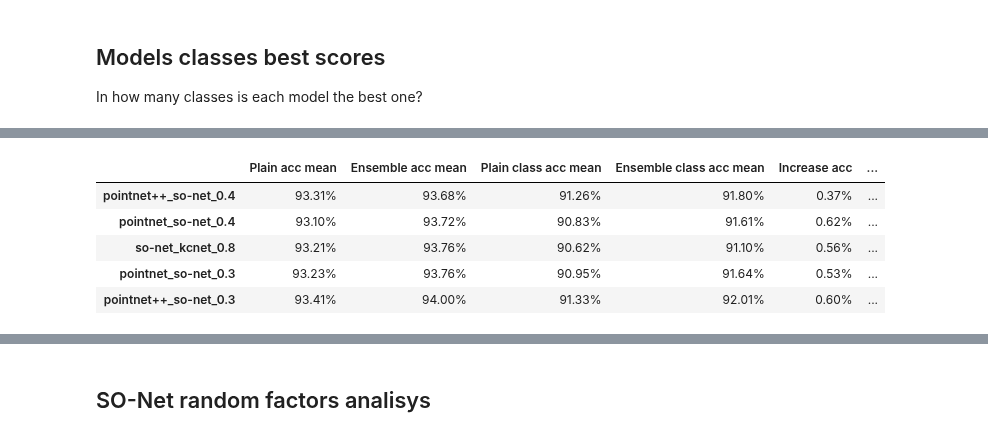
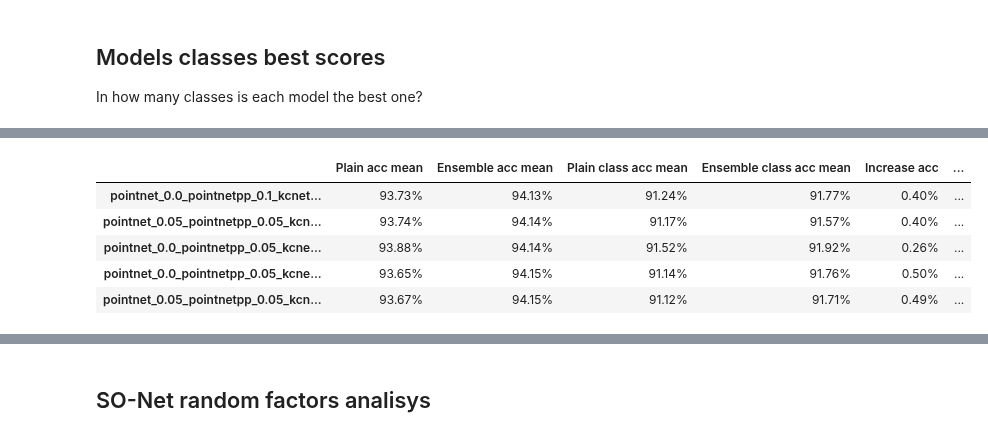
Before and after one commit to dkoguciuk/ensemble_learning_for_point_clouds, a Jupyter notebook: analysis.ipynb, the cells around one changed output, grey strips where cells are left out. Cells and saved outputs as stored; diff of their text form; code cells hidden in the pictures.

```diff
--- a/analysis.ipynb
+++ b/analysis.ipynb
@@ -427,5 +557,5 @@ plt.bar(ind, diff_down, color='r', bottom=base, tick_label=BASE_MODELS)
 # %%
-ORDERED_MODELS = ['pointnet', 'pointnet++', 'so-net', 'kcnet']
+ORDERED_MODELS = ['pointnet', 'pointnet++', 'so-net', 'kcnet', 'dgcnn', 'pointcnn']
 model_pairs = []
 for i in range(len(ORDERED_MODELS)):
     model_i = ORDERED_MODELS[i]
@@ -433,7 +563,8 @@ for i in range(len(ORDERED_MODELS)):
         model_j = ORDERED_MODELS[j]
         for f in np.arange(0.1, 1.0, 0.1):
             model_name = model_i + '_' + model_j + '_' + '{:2.2}'.format(f)
-            probabilities[model_name] = (f * probabilities[model_i]) + ((1.0 - f) * probabilities[model_j])
+            probabilities[model_name] = {'activations' :(f * probabilities[model_i]['activations']) +\
+                            ((1.0 - f) * probabilities[model_j]['activations'])}
             true_labels[model_name] = true_labels[model_i]
             model_pairs.append(model_name)
 acc_stats_models_pairs = get_accuracy_stats(ORDERED_MODELS + model_pairs)
@@ -440,21 +639,46 @@ acc_stats_models_pairs = get_accuracy_stats(ORDERED_MODELS + model_pairs)
+# %%
+all_models_marged_with_sonet = []
+for f_pointnet in np.arange(0.0, 0.4, 0.05):
+    for f_pointnetpp in np.arange(0.0, 0.4, 0.05):
+        for f_kcnet in np.arange(0.0, 0.4, 0.05):
+            for f_dgcnn in np.arange(0.0, 0.4, 0.05):
+                for f_pointcnn in np.arange(0.0, 0.4, 0.05):
+                    f_sonet = 1.0 - (f_pointnet + f_pointnetpp + f_kcnet + f_dgcnn + f_pointcnn)
+                    if f_sonet <= 0.4:
+                        continue
+                    model_name = \
+                        'pointnet_{:2.2}_pointnetpp_{:2.2}_kcnet_{:2.2}_dgcnn_{:2.2}_pointcnn_{:2.2}_sonet_{:2.2}'.format(
+                        f_pointnet, f_pointnetpp, f_kcnet, f_dgcnn, f_pointcnn, f_sonet)
+                    probabilities[model_name] = {'activations':
+                                                (f_pointnet * probabilities['pointnet']['activations']) + \
+                                                (f_pointnetpp * probabilities['pointnet++']['activations']) + \
+                                                (f_kcnet * probabilities['kcnet']['activations']) + \
+                                                (f_dgcnn * probabilities['dgcnn']['activations']) + \
+                                                (f_pointcnn * probabilities['pointcnn']['activations']) +\
+                                                (f_sonet * probabilities['so-net']['activations'])
+                                                }
+                    true_labels[model_name] = true_labels['pointnet']
+                    all_models_marged_with_sonet.append(model_name)
+acc_stats_all_models_marged_with_sonet = get_accuracy_stats(ORDERED_MODELS + all_models_marged_with_sonet)
 # %%
 data = []
-TOTAL_MODELS_NUMBER = 10
-for model in ORDERED_MODELS + model_pairs:
-    data.append([100 * acc_stats_models_pairs[model][1]['acc']['mean'],
-                 100 * acc_stats_models_pairs[model][TOTAL_MODELS_NUMBER]['acc']['mean'],
-                 100 * acc_stats_models_pairs[model][1]['mean_class_acc']['mean'],
-                 100 * acc_stats_models_pairs[model][TOTAL_MODELS_NUMBER]['mean_class_acc']['mean']])
+TOTAL_MODELS_NUMBER = 5
+for model in ORDERED_MODELS + all_models_marged_with_sonet:
+    data.append([100 * acc_stats_all_models_marged_with_sonet[model][1]['acc']['mean'],
+                 100 * acc_stats_all_models_marged_with_sonet[model][TOTAL_MODELS_NUMBER]['acc']['mean'],
+                 100 * acc_stats_all_models_marged_with_sonet[model][1]['mean_class_acc']['mean'],
+                 100 * acc_stats_all_models_marged_with_sonet[model][TOTAL_MODELS_NUMBER]['mean_class_acc']['mean']])
 pd.options.display.float_format = '{:,.2f}%'.format
 df = pd.DataFrame(data, columns=['Plain acc mean', 'Ensemble acc mean',
-                                 'Plain class acc mean', 'Ensemble class acc mean'], index=ORDERED_MODELS + model_pairs)
+                                 'Plain class acc mean', 'Ensemble class acc mean'],
+                  index=ORDERED_MODELS + all_models_marged_with_sonet)
 df['Increase acc'] = df['Ensemble acc mean'] - df['Plain acc mean']
 df['Increase class acc'] = df['Ensemble class acc mean'] - df['Plain class acc mean']
 df.sort_values(by=['Ensemble acc mean', 'Ensemble class acc mean']).tail()
 # %% [output]
 |  | Plain acc mean | Ensemble acc mean | Plain class acc mean | Ensemble class acc mean | Increase acc | ... |
-| pointnet++_so-net_0.4 | 93.31% | 93.68% | 91.26% | 91.80% | 0.37% | ... |
-| pointnet_so-net_0.4 | 93.10% | 93.72% | 90.83% | 91.61% | 0.62% | ... |
-| so-net_kcnet_0.8 | 93.21% | 93.76% | 90.62% | 91.10% | 0.56% | ... |
-| pointnet_so-net_0.3 | 93.23% | 93.76% | 90.95% | 91.64% | 0.53% | ... |
-| pointnet++_so-net_0.3 | 93.41% | 94.00% | 91.33% | 92.01% | 0.60% | ... |
+| pointnet_0.0_pointnetpp_0.1_kcnet... | 93.73% | 94.13% | 91.24% | 91.77% | 0.40% | ... |
+| pointnet_0.05_pointnetpp_0.05_kcn... | 93.74% | 94.14% | 91.17% | 91.57% | 0.40% | ... |
+| pointnet_0.0_pointnetpp_0.05_kcne... | 93.88% | 94.14% | 91.52% | 91.92% | 0.26% | ... |
+| pointnet_0.0_pointnetpp_0.05_kcne... | 93.65% | 94.15% | 91.14% | 91.76% | 0.50% | ... |
+| pointnet_0.05_pointnetpp_0.05_kcn... | 93.67% | 94.15% | 91.12% | 91.71% | 0.49% | ... |
```
Also changed, not shown: parts of 28 cells of this notebook, 26 other files.
